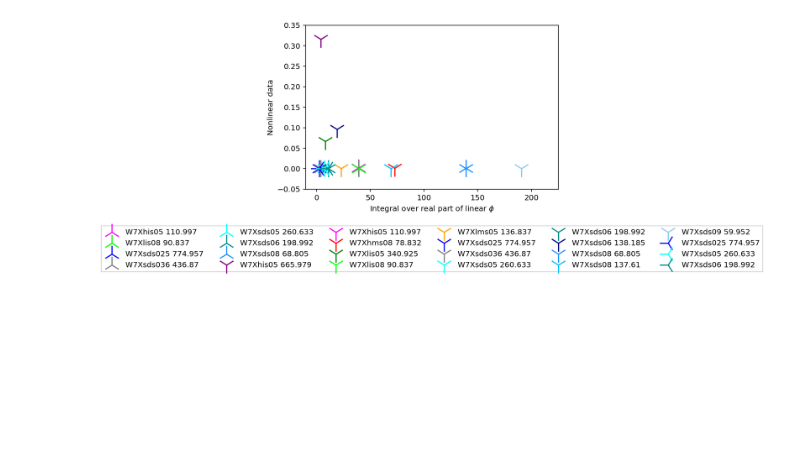
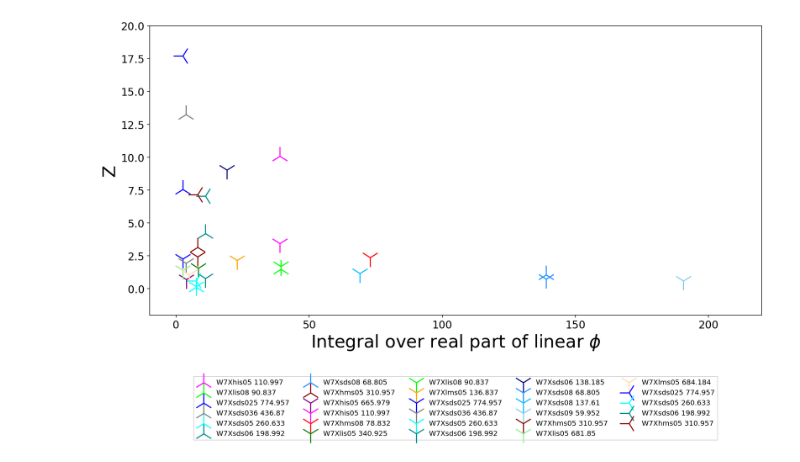
Before and after one commit to cardanmomo/sterren, a Jupyter notebook: Emmasnotebooks/Comparing_linear_and_nonlinear/Z/real_integral_and_nonlinearZ.ipynb, the cells around one changed output. Saved outputs shown, nothing was run; the diff lists cells and outputs as text; code cells hidden in the pictures; blank space fills up the shorter version.

Commit message:
made plots comparing linear and nonlinear data

```diff
--- a/Emmasnotebooks/Comparing_linear_and_nonlinear/Z/real_integral_and_nonlinearZ.ipynb
+++ b/Emmasnotebooks/Comparing_linear_and_nonlinear/Z/real_integral_and_nonlinearZ.ipynb
@@ -13,44 +9,56 @@ linear_real = [integ22,integ152,integ152,integ222,integ62,integ262,integ262,inte
+# %%
+import pandas as pd
+datanonlinear = pd.read_csv (r'C:\Users\s162605\Documents\Studie\JAAR3\BEP\Data\wendelstein_version3.csv')
+nonlinT = pd.DataFrame(datanonlinear, columns= ['Turbulence'])
+nonlinZ = pd.DataFrame(datanonlinear, columns= ['Zonal Flow'])
+
+linear_real = [integ22,integ152,integ152,integ402,integ402,integ402,integ222,integ62,integ412,integ262,integ262,integ422,integ292,integ82,integ82,integ82,integ92,integ92,integ322,integ322,integ322,integ132,integ132,integ332,integ132,integ362,integ362,integ352,integ142]
 # %%
 import matplotlib.markers
-plt.scatter(linear_real[2],nonlinearZ[2], color='magenta',label='W7Xhis05 110.997', marker='2',s=500, cmap=None, alpha=1, linewidths=5, edgecolors=None)
-plt.scatter(linear_real[6],nonlinearZ[6], color='lime',label='W7Xlis08 90.837', marker='2',s=500, cmap=None, alpha=1, linewidths=5, edgecolors=None)
-plt.scatter(linear_real[9],nonlinearZ[9], color='blue',label='W7Xsds025 774.957', marker='2',s=500, cmap=None, alpha=1, linewidths=5, edgecolors=None)
-plt.scatter(linear_real[12],nonlinearZ[12], color='grey',label='W7Xsds036 436.87', marker='2',s=500, cmap=None, alpha=1, linewidths=5, edgecolors=None)
-plt.scatter(linear_real[14],nonlinearZ[14], color='cyan',label='W7Xsds05 260.633', marker='2',s=500, cmap=None, alpha=1, linewidths=5, edgecolors=None)
-plt.scatter(linear_real[17],nonlinearZ[17], color='darkcyan',label='W7Xsds06 198.992', marker='2',s=500, cmap=None, alpha=1, linewidths=5, edgecolors=None)
-plt.scatter(linear_real[21],nonlinearZ[21], color='dodgerblue',label='W7Xsds08 68.805', marker='2',s=500, cmap=None, alpha=1, linewidths=5, edgecolors=None)
-plt.scatter(linear_real[0],nonlinearZ[0],color='purple',label='W7Xhis05 665.979', marker='1',s=500, cmap=None, alpha=1, linewidths=5, edgecolors=None)
-plt.scatter(linear_real[1],nonlinearZ[1],color='magenta',label='W7Xhis05 110.997', marker='1',s=500, cmap=None, alpha=1, linewidths=5, edgecolors=None)
-plt.scatter(linear_real[3],nonlinearZ[3],color='red',label='W7Xhms08 78.832', marker='1',s=500, cmap=None, alpha=1, linewidths=5, edgecolors=None)
-plt.scatter(linear_real[4],nonlinearZ[4],color='green',label='W7Xlis05 340.925', marker='1',s=500, cmap=None, alpha=1, linewidths=5, edgecolors=None)
-plt.scatter(linear_real[5],nonlinearZ[5],color='lime',label='W7Xlis08 90.837', marker='1',s=500, cmap=None, alpha=1, linewidths=5, edgecolors=None)
-plt.scatter(linear_real[7],nonlinearZ[7],color='orange',label='W7Xlms05 136.837', marker='1',s=500, cmap=None, alpha=1, linewidths=5, edgecolors=None)
-plt.scatter(linear_real[8],nonlinearZ[8],color='blue',label='W7Xsds025 774.957', marker='1',s=500, cmap=None, alpha=1, linewidths=5, edgecolors=None)
-plt.scatter(linear_real[11],nonlinearZ[11],color='grey',label='W7Xsds036 436.87', marker='1',s=500, cmap=None, alpha=1, linewidths=5, edgecolors=None)
-plt.scatter(linear_real[13],nonlinearZ[13],color='cyan',label='W7Xsds05 260.633', marker='1',s=500, cmap=None, alpha=1, linewidths=5, edgecolors=None)
-plt.scatter(linear_real[16],nonlinearZ[16],color='darkcyan',label='W7Xsds06 198.992', marker='1',s=500, cmap=None, alpha=1, linewidths=5, edgecolors=None)
-plt.scatter(linear_real[18],nonlinearZ[18],color='navy',label='W7Xsds06 138.185', marker='1',s=500, cmap=None, alpha=1, linewidths=5, edgecolors=None)
-plt.scatter(linear_real[20],nonlinearZ[20],color='dodgerblue',label='W7Xsds08 68.805', marker='1',s=500, cmap=None, alpha=1, linewidths=5, edgecolors=None)
-plt.scatter(linear_real[22],nonlinearZ[22],color='deepskyblue',label='W7Xsds08 137.61', marker='1',s=500, cmap=None, alpha=1, linewidths=5, edgecolors=None)
-plt.scatter(linear_real[23],nonlinearZ[23],color='skyblue',label='W7Xsds09 59.952', marker='1',s=500, cmap=None, alpha=1, linewidths=5, edgecolors=None)
-plt.scatter(linear_real[10],nonlinearZ[10], color='blue',label='W7Xsds025 774.957', marker='3',s=500, cmap=None, alpha=1, linewidths=5, edgecolors=None)
-plt.scatter(linear_real[15],nonlinearZ[15], color='cyan',label='W7Xsds05 260.633', marker='3',s=500, cmap=None, alpha=1, linewidths=5, edgecolors=None)
-plt.scatter(linear_real[19],nonlinearZ[19], color='darkcyan',label='W7Xsds06 198.992', marker='3',s=500, cmap=None, alpha=1, linewidths=5, edgecolors=None)
+plt.scatter(linear_real[2],nonlinZ.values[2], color='magenta',label='W7Xhis05 110.997', marker='2',s=700, cmap=None, alpha=1, linewidths=5, edgecolors=None)
+plt.scatter(linear_real[10],nonlinZ.values[10], color='lime',label='W7Xlis08 90.837', marker='2',s=700, cmap=None, alpha=1, linewidths=5, edgecolors=None)
+plt.scatter(linear_real[14],nonlinZ.values[14], color='blue',label='W7Xsds025 774.957', marker='2',s=700, cmap=None, alpha=1, linewidths=5, edgecolors=None)
+plt.scatter(linear_real[17],nonlinZ.values[17], color='grey',label='W7Xsds036 436.87', marker='2',s=700, cmap=None, alpha=1, linewidths=5, edgecolors=None)
+plt.scatter(linear_real[19],nonlinZ.values[19], color='cyan',label='W7Xsds05 260.633', marker='2',s=700, cmap=None, alpha=1, linewidths=5, edgecolors=None)
+plt.scatter(linear_real[22],nonlinZ.values[22], color='darkcyan',label='W7Xsds06 198.992', marker='2',s=700, cmap=None, alpha=1, linewidths=5, edgecolors=None)
+plt.scatter(linear_real[26],nonlinZ.values[26], color='dodgerblue',label='W7Xsds08 68.805', marker='2',s=700, cmap=None, alpha=1, linewidths=5, edgecolors=None)
+plt.scatter(linear_real[4],nonlinZ.values[4], color='darkred',label='W7Xhms05 310.957', marker='2',s=700, cmap=None, alpha=1, linewidths=5, edgecolors=None)
+
+plt.scatter(linear_real[0],nonlinZ.values[0],color='purple',label='W7Xhis05 665.979', marker='1',s=700, cmap=None, alpha=1, linewidths=5, edgecolors=None)
+plt.scatter(linear_real[1],nonlinZ.values[1],color='magenta',label='W7Xhis05 110.997', marker='1',s=700, cmap=None, alpha=1, linewidths=5, edgecolors=None)
+plt.scatter(linear_real[6],nonlinZ.values[6],color='red',label='W7Xhms08 78.832', marker='1',s=700, cmap=None, alpha=1, linewidths=5, edgecolors=None)
+plt.scatter(linear_real[7],nonlinZ.values[7],color='green',label='W7Xlis05 340.925', marker='1',s=700, cmap=None, alpha=1, linewidths=5, edgecolors=None)
+plt.scatter(linear_real[9],nonlinZ.values[9],color='lime',label='W7Xlis08 90.837', marker='1',s=700, cmap=None, alpha=1, linewidths=5, edgecolors=None)
+plt.scatter(linear_real[12],nonlinZ.values[12],color='orange',label='W7Xlms05 136.837', marker='1',s=700, cmap=None, alpha=1, linewidths=5, edgecolors=None)
+plt.scatter(linear_real[13],nonlinZ.values[13],color='blue',label='W7Xsds025 774.957', marker='1',s=700, cmap=None, alpha=1, linewidths=5, edgecolors=None)
+plt.scatter(linear_real[16],nonlinZ.values[16],color='grey',label='W7Xsds036 436.87', marker='1',s=700, cmap=None, alpha=1, linewidths=5, edgecolors=None)
+plt.scatter(linear_real[18],nonlinZ.values[18],color='cyan',label='W7Xsds05 260.633', marker='1',s=700, cmap=None, alpha=1, linewidths=5, edgecolors=None)
+plt.scatter(linear_real[21],nonlinZ.values[21],color='darkcyan',label='W7Xsds06 198.992', marker='1',s=700, cmap=None, alpha=1, linewidths=5, edgecolors=None)
+plt.scatter(linear_real[23],nonlinZ.values[23],color='navy',label='W7Xsds06 138.185', marker='1',s=700, cmap=None, alpha=1, linewidths=5, edgecolors=None)
+plt.scatter(linear_real[25],nonlinZ.values[25],color='dodgerblue',label='W7Xsds08 68.805', marker='1',s=700, cmap=None, alpha=1, linewidths=5, edgecolors=None)
+plt.scatter(linear_real[27],nonlinZ.values[27],color='deepskyblue',label='W7Xsds08 137.61', marker='1',s=700, cmap=None, alpha=1, linewidths=5, edgecolors=None)
+plt.scatter(linear_real[28],nonlinZ.values[28],color='skyblue',label='W7Xsds09 59.952', marker='1',s=700, cmap=None, alpha=1, linewidths=5, edgecolors=None)
+plt.scatter(linear_real[3],nonlinZ.values[3],color='darkred',label='W7Xhms05 310.957', marker='1',s=700, cmap=None, alpha=1, linewidths=5, edgecolors=None)
+plt.scatter(linear_real[8],nonlinZ.values[8],color='lightgreen',label='W7Xlis05 681.85', marker='1',s=700, cmap=None, alpha=1, linewidths=5, edgecolors=None)
+plt.scatter(linear_real[11],nonlinZ.values[11],color='navajowhite',label='W7Xlms05 684.184', marker='1',s=700, cmap=None, alpha=1, linewidths=5, edgecolors=None)
+
+plt.scatter(linear_real[15],nonlinZ.values[15], color='blue',label='W7Xsds025 774.957', marker='3',s=700, cmap=None, alpha=1, linewidths=5, edgecolors=None)
+plt.scatter(linear_real[20],nonlinZ.values[20], color='cyan',label='W7Xsds05 260.633', marker='3',s=700, cmap=None, alpha=1, linewidths=5, edgecolors=None)
+plt.scatter(linear_real[24],nonlinZ.values[24], color='darkcyan',label='W7Xsds06 198.992', marker='3',s=700, cmap=None, alpha=1, linewidths=5, edgecolors=None)
+plt.scatter(linear_real[5],nonlinZ.values[5], color='darkred',label='W7Xhms05 310.957', marker='3',s=700, cmap=None, alpha=1, linewidths=5, edgecolors=None)
 
 #plt.title('Nonlinear xx plotted against $\tau_{ZF}$', fontsize=30)
-plt.xlabel('Integral over real part of linear $\phi$',fontsize=10)
-#plt.yticks(fontsize=18)
-plt.ylabel('Nonlinear data',fontsize=10)
-plt.legend(loc='upper center', bbox_to_anchor=(0.5, -0.2),fancybox=False, shadow=False, ncol=6)
-plt.tight_layout
-#rect=[0, 0, 4, 3]
-plt.ylim([-0.05,0.35])
-plt.xlim([-10,225])
+plt.xlabel('Integral over real part of linear $\phi$',fontsize=25)
+plt.yticks(fontsize=15)
+plt.xticks(fontsize=15)
+plt.ylabel('Z',fontsize=25)
+plt.legend(loc='upper center', bbox_to_anchor=(0.5, -0.2),fancybox=False, shadow=False, ncol=5)
+plt.tight_layout(rect=[0, 0, 3, 2])
+plt.ylim([-2,20])
+plt.xlim([-10,220])
 plt.show()
 #plt.savefig('C:/Users/s162605/Documents/Studie/JAAR3/BEP/figures/tau_ZF_comparison.pdf', format='pdf', dpi=1200)
-
-#eenheden checken!
 # %% [output]
-[figure, old version]
+[figure, new version]
 # %%
 import matplotlib.markers
```
Also changed, not shown: parts of 8 cells of this notebook, 9 other files.
